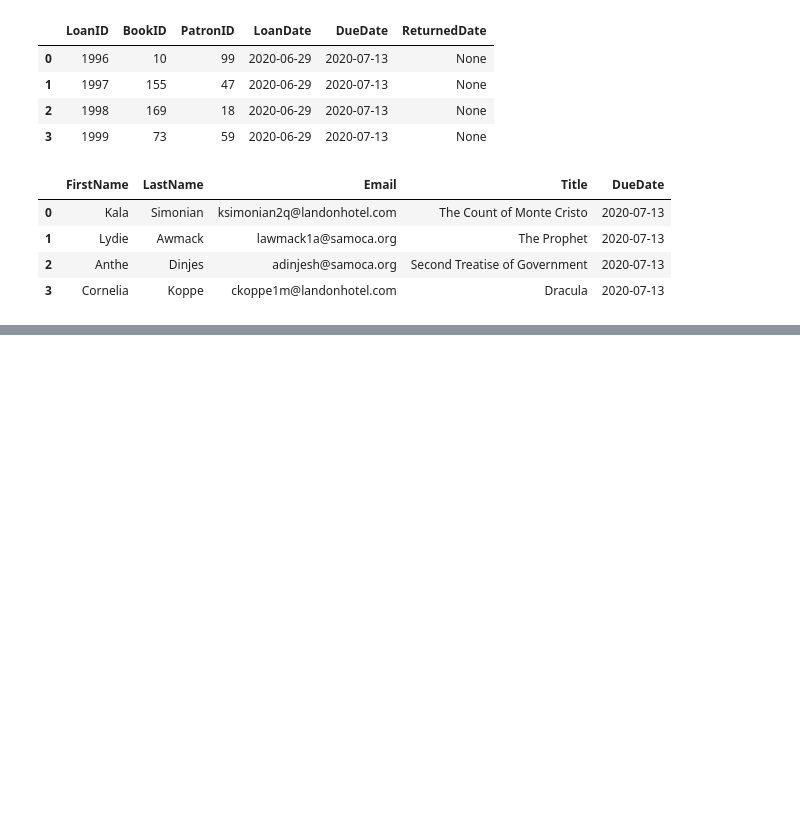
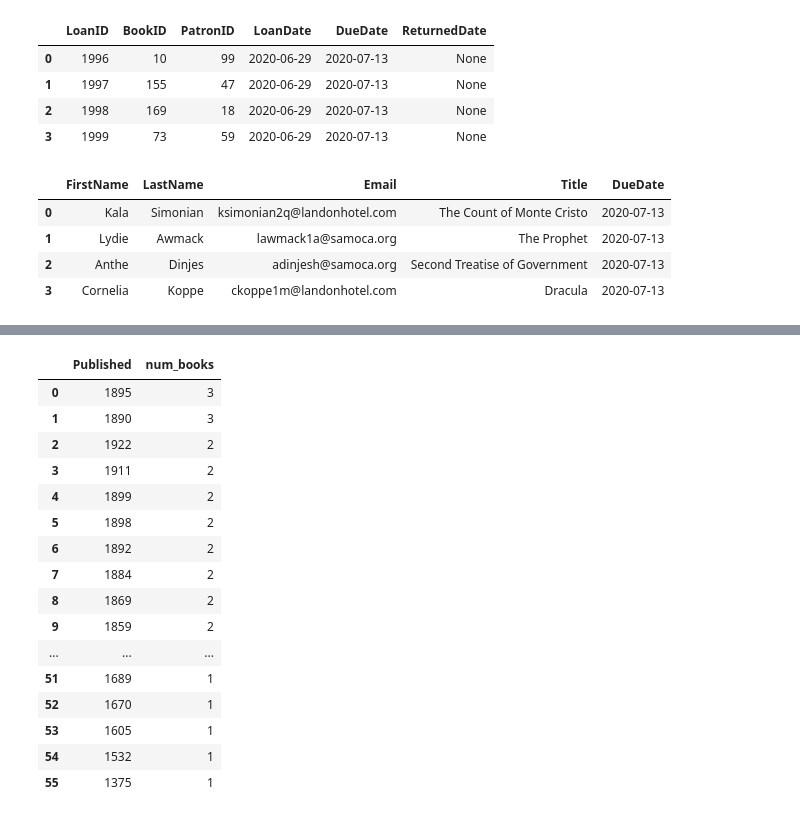
Before and after one commit to julia-claira/Show_Dashboard, a Jupyter notebook: Untitled.ipynb, the cells around one changed output, grey strips where cells are left out. Drawn from its saved outputs; the diff is of its cells as text; code cells hidden in the pictures; blank space fills up the shorter version.

```diff
--- a/Untitled.ipynb
+++ b/Untitled.ipynb
@@ -417,0 +487,20 @@ where (l.duedate="2020-07-13") and (l.returneddate is null)',con2)
+# %%
+pd.read_sql_query('select published,count(distinct(title)) as num_books from books group by published order by num_books desc',con2)
+# %% [output]
+|  | Published | num_books |
+| 0 | 1895 | 3 |
+| 1 | 1890 | 3 |
+| 2 | 1922 | 2 |
+| 3 | 1911 | 2 |
+| 4 | 1899 | 2 |
+| 5 | 1898 | 2 |
+| 6 | 1892 | 2 |
+| 7 | 1884 | 2 |
+| 8 | 1869 | 2 |
+| 9 | 1859 | 2 |
+| ... | ... | ... |
+| 51 | 1689 | 1 |
+| 52 | 1670 | 1 |
+| 53 | 1605 | 1 |
+| 54 | 1532 | 1 |
+| 55 | 1375 | 1 |
```
Also changed, not shown: parts of 8 cells of this notebook, 5 other files.
